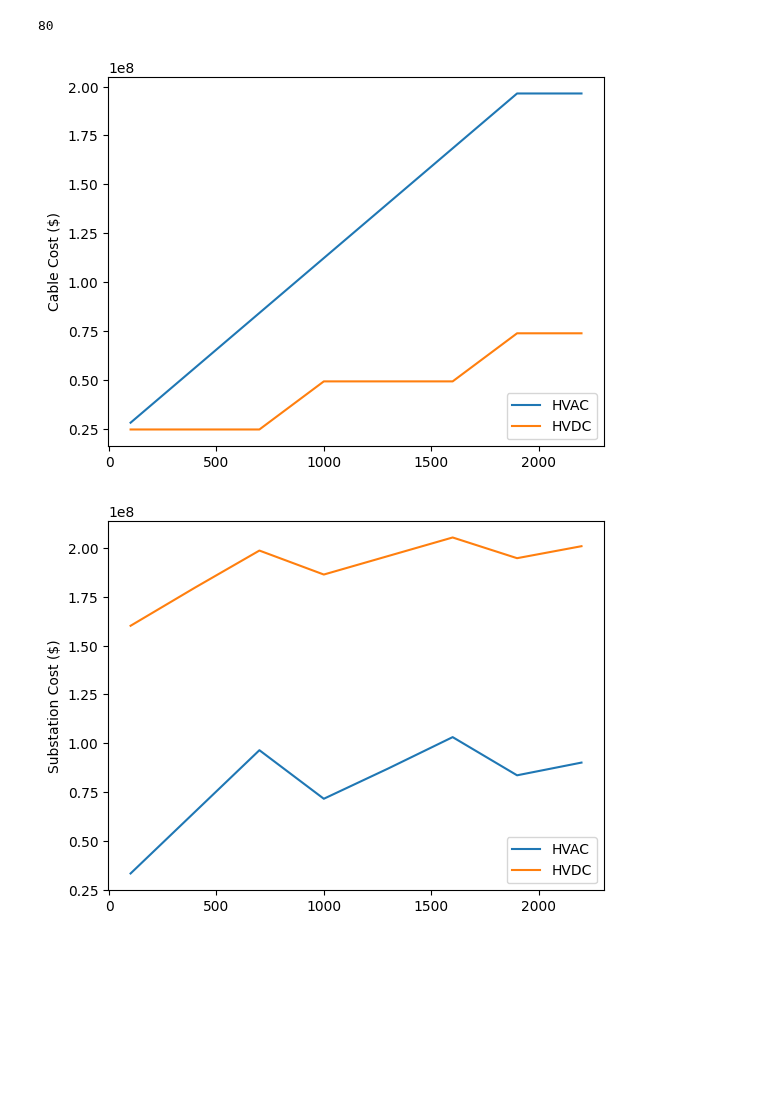
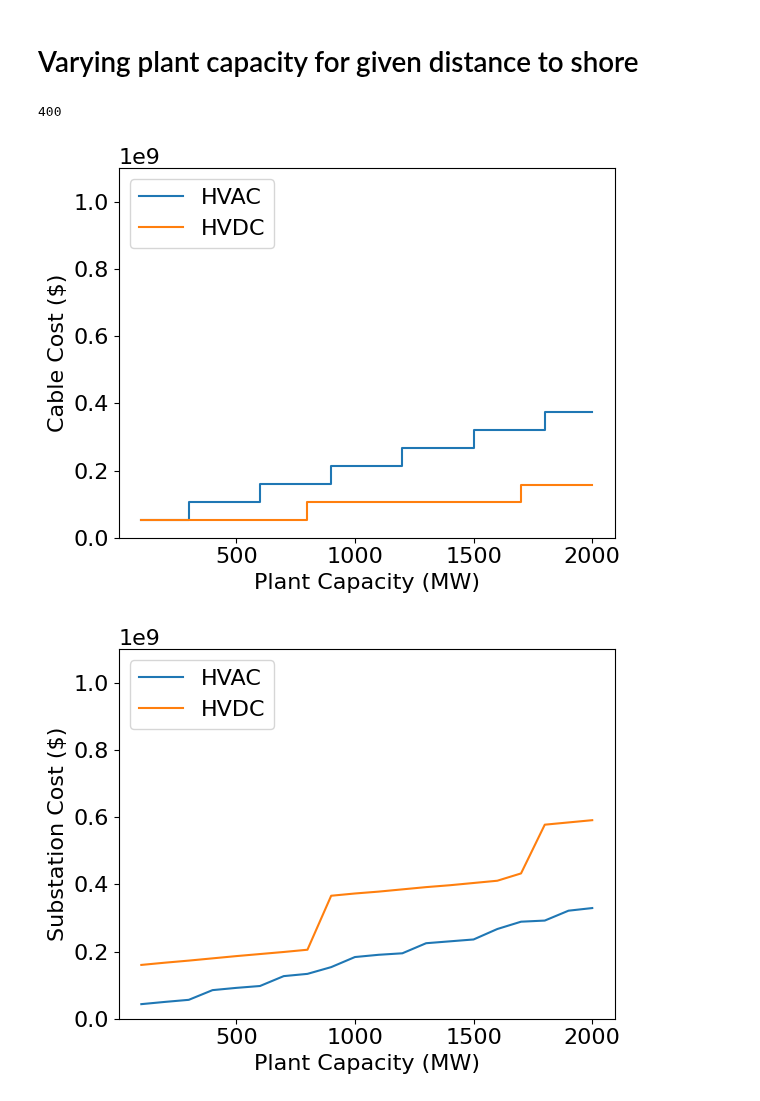
Before and after one commit to WISDEM/ORBIT, a Jupyter notebook: hvdc_comparison.ipynb, the cells around one changed output. Cells and saved outputs as stored; diff of their text form; code cells hidden in the pictures; blank space fills up the shorter version.

Commit message:
hvdc capabilities + testing/analysis files

```diff
--- a/hvdc_comparison.ipynb
+++ b/hvdc_comparison.ipynb
@@ -12,8 +14,9 @@ base_config = {
 #         'distance_to_landfall': 50
     },
     'plant': {
-         'num_turbines': 60,
-#          'capacity': 600
+        'turbine_rating': 10
+#          'num_turbines': 50,
+#          'capacity': 500
     },
     'turbine': {'turbine_rating': 10},
     'oss_install_vessel': 'example_heavy_lift_vessel',
@@ -25,14 +28,14 @@ base_config = {
 # %%
 parameters = {
     'export_system_design.cables': ['XLPE_1000m_220kV', 'XLPE_1200m_300kV_DC'],
-    'site.distance_to_landfall': np.arange(30,330,30),
+    'site.distance_to_landfall': np.arange(15,315,15),
 #     'plant.num_turbines': np.arange(50,250,50),
-    'plant.capacity': np.arange(100,2300,300)
+    'plant.capacity': np.arange(100,2100,100)
 }
 # %%
 results = {
     'cable_cost': lambda run: run.total_cable_cost,
     'oss_cost': lambda run: run.substation_cost,
-    'compensation': lambda run: run.cable.compensation_factor
+    'num_substations': lambda run: run.num_substations
 }
 # %%
@@ -79,35 +62,50 @@ Design uses HVDC cable
+# %% [markdown]
+# Varying plant capacity for given distance to shore
 # %%
 # number per line = total / 4
 # 0 - (num-1), num - (2num-1), etc
 #
 num = int(len(parametric.results) / 2)
 print(num)
 
+sub_cost = parametric.results.oss_cost * parametric.results.num_substations
+plant_cap = np.arange(100,2100,100)
+index = 3
+
 # Cable Cost
-plt.plot(np.arange(100,2300,300), parametric.results.cable_cost[0:8])
-plt.plot(np.arange(100,2300,300), parametric.results.cable_cost[num:num+8])
+plt.step(plant_cap, parametric.results.cable_cost[0+20*index:20*(index+1)])
+plt.step(plant_cap, parametric.results.cable_cost[num+20*index:num+20*(index+1)])
 
-plt.legend(["HVAC","HVDC"], loc = "lower right")
+plt.legend(["HVAC","HVDC"], loc = "upper left")
 plt.ylabel("Cable Cost ($)")
+plt.xlabel("Plant Capacity (MW)")
+plt.ylim([0,1.1e9])
+
 plt.show()
 
 # Substation Cost
-plt.plot(np.arange(100,2300,300), parametric.results.oss_cost[0:8])
-plt.plot(np.arange(100,2300,300), parametric.results.oss_cost[num:num+8])
+plt.plot(plant_cap, sub_cost[0+20*index:20*(index+1)])
+plt.plot(plant_cap, sub_cost[num+20*index:num+20*(index+1)])
 
-plt.legend(["HVAC","HVDC"], loc = "lower right")
+plt.legend(["HVAC","HVDC"], loc = "upper left")
 plt.ylabel("Substation Cost ($)")
+plt.xlabel("Plant Capacity (MW)")
+plt.ylim([0,1.1e9])
+
 plt.show()
 
 #Total Export System Cost
-total_cost = parametric.results.oss_cost + parametric.results.cable_cost
-plt.plot(np.arange(100,2300,300), total_cost[0:8])
-plt.plot(np.arange(100,2300,300), total_cost[num:num+8])
+total_cost = sub_cost + parametric.results.cable_cost
+plt.plot(plant_cap, total_cost[0+20*index:20*(index+1)])
+plt.plot(plant_cap, total_cost[num+20*index:num+20*(index+1)])
 
-plt.legend(["HVAC","HVDC"], loc = "lower right")
-plt.ylabel("Substation Cost ($)")
+plt.legend(["HVAC","HVDC"], loc = "upper left")
+plt.ylabel("Total Export Cost ($)")
+plt.xlabel("Plant Capacity (MW)")
+plt.ylim([0,1.1e9])
+plt.rcParams.update({'font.size':16})
 plt.show()
 # %% [output]
-80
+400
-[figure, old version]
+[figure, new version]
-[figure, old version]
+[figure, new version]
```
Also changed, not shown: parts of 18 cells of this notebook, 7 other files.
